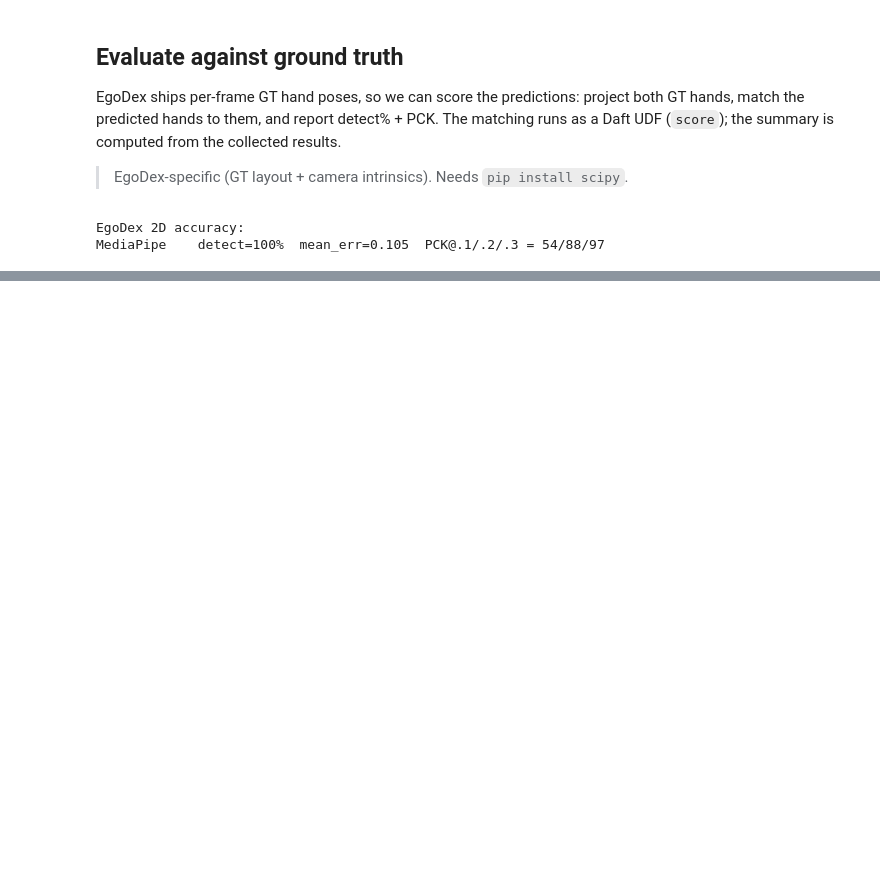
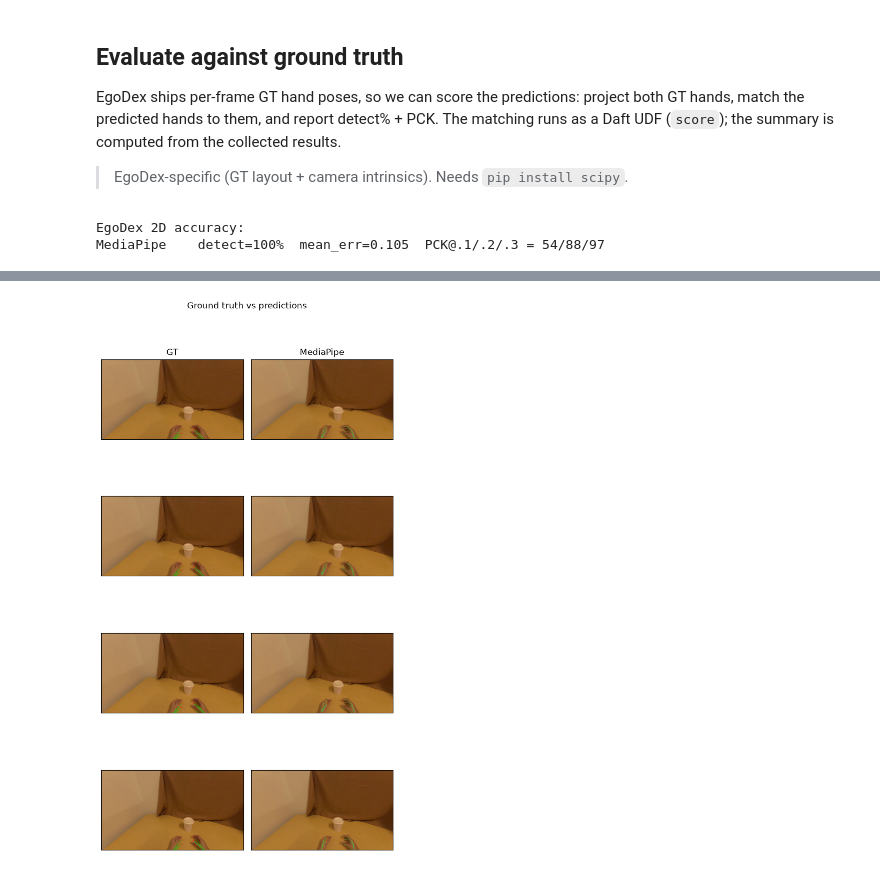
Before and after one commit to Eventual-Inc/daft-physical-ai, a Jupyter notebook: examples/demo.ipynb, the cells around one changed output, grey strips where cells are left out. Drawn from its saved outputs; the diff is of its cells as text; code cells hidden in the pictures; blank space fills up the shorter version.

```diff
--- a/examples/demo.ipynb
+++ b/examples/demo.ipynb
@@ -77,14 +51,0 @@ def draw_hands(img, hands):
-# %%
-viz = df.select(IMAGE_COLUMN, "hands").limit(4).to_pydict()
-frames = [np.asarray(im) for im in viz[IMAGE_COLUMN]]
-methods = [("MediaPipe", "hands")]
-fig, axes = plt.subplots(len(methods), len(frames), figsize=(3 * len(frames), 3 * len(methods)), squeeze=False)
-for r, (label, c) in enumerate(methods):
-    for j, (im, hands) in enumerate(zip(frames, viz[c])):
-        axes[r][j].imshow(draw_hands(im, hands))
-        axes[r][j].set_xticks([])
-        axes[r][j].set_yticks([])
-    axes[r][0].set_ylabel(label, fontsize=12)
-fig.suptitle("track_hands keypoints")
-plt.tight_layout()
-plt.show()
@@ -180,0 +179,20 @@ MediaPipe    detect=100%  mean_err=0.105  PCK@.1/.2/.3 = 54/88/97
+# %%
+viz = df.select(IMAGE_COLUMN, "observation.state", "observation.extrinsics", "hands").limit(4).to_pydict()
+columns = [("GT", None)] + [("MediaPipe", "hands")]
+n = len(viz["frame_index"]) if "frame_index" in viz else len(viz[IMAGE_COLUMN])
+fig, axes = plt.subplots(n, len(columns), figsize=(3 * len(columns), 3 * n), squeeze=False)
+for i in range(n):
+    img = np.asarray(viz[IMAGE_COLUMN][i])
+    for jc, (label, c) in enumerate(columns):
+        cell = (draw_gt(img.copy(), viz["observation.state"][i], viz["observation.extrinsics"][i])
+                if c is None else draw_hands(img.copy(), viz[c][i]))
+        axes[i][jc].imshow(cell)
+        axes[i][jc].set_xticks([])
+        axes[i][jc].set_yticks([])
+        if i == 0:
+            axes[i][jc].set_title(label)
+fig.suptitle("Ground truth vs predictions")
+plt.tight_layout()
+plt.show()
+# %% [output]
+[figure, added]
```
Also changed, not shown: parts of 6 cells of this notebook, 8 other files.
